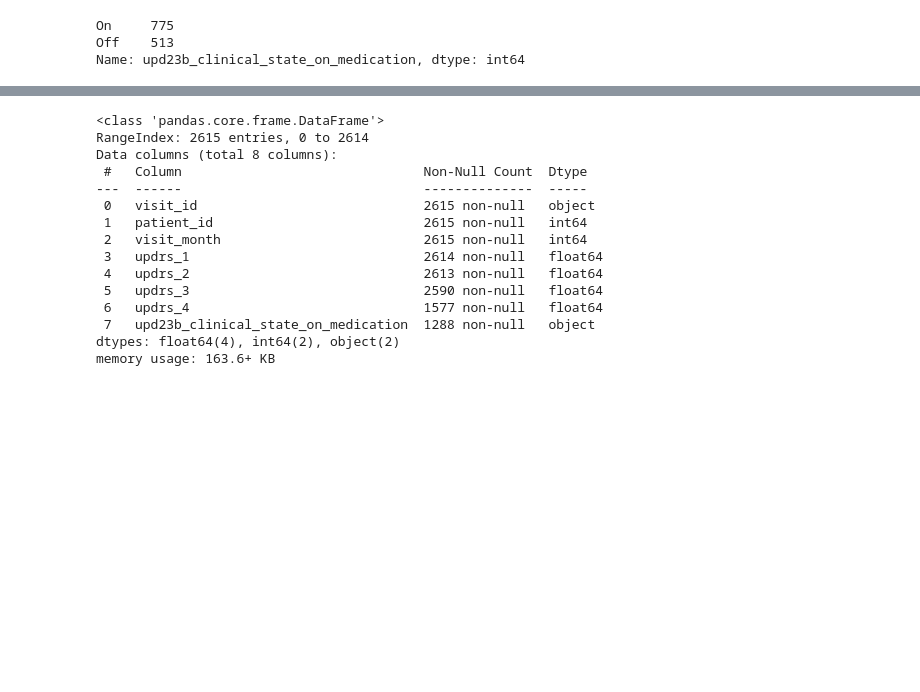
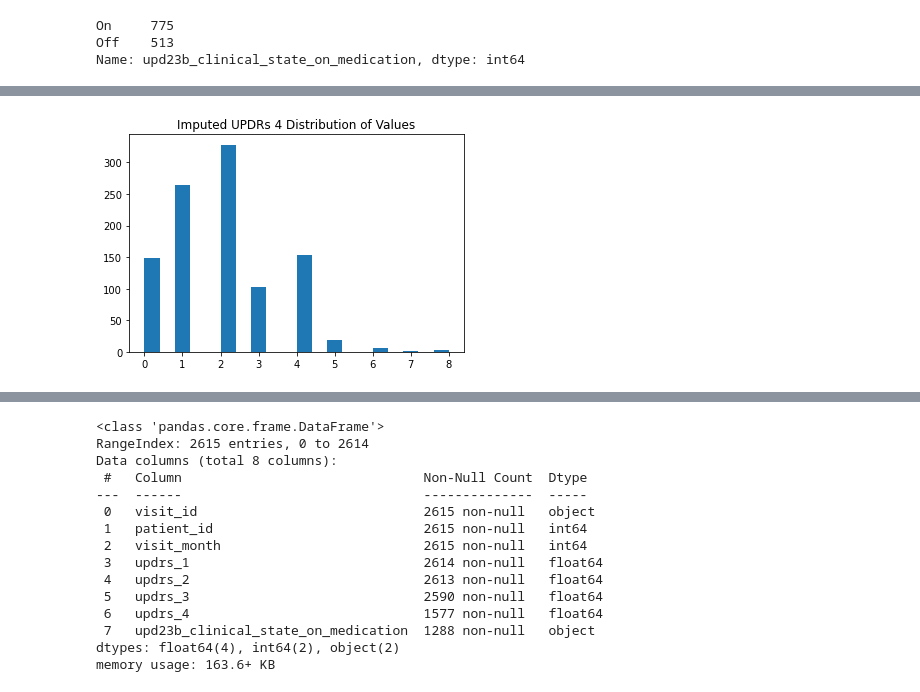
Before and after one commit to dagartga/Boosted-Models-for-Parkinsons-Prediction, a Jupyter notebook: parkinsons_1/notebooks/EDA_RandomForest.ipynb, the cells around one changed output, grey strips where cells are left out. Saved outputs shown, nothing was run; the diff lists cells and outputs as text; code cells hidden in the pictures; blank space fills up the shorter version.

```diff
--- a/parkinsons_1/notebooks/EDA_RandomForest.ipynb
+++ b/parkinsons_1/notebooks/EDA_RandomForest.ipynb
@@ -126,0 +181,17 @@ train_prot_df.head()
+# %%
+rf_imputer = RandomForestRegressor()
+
+
+train_data = train_clin_df.dropna()
+
+# drop the null value rows of updrs_1, 2, 3 since it is needed for imputing
+to_impute_data = train_clin_df.dropna(subset=['updrs_1', 'updrs_2', 'updrs_3'])
+to_impute_data = to_impute_data[to_impute_data['updrs_4'].isna()]
+
+impute_trainer = train_data[train_data['updrs_4'].notnull()]
+
+rf_imputer.fit(impute_trainer[['updrs_1', 'updrs_2', 'updrs_3']], impute_trainer[['updrs_4']])
+
+impute_values = rf_imputer.predict(to_impute_data[['updrs_1', 'updrs_2', 'updrs_3']])
+
+to_impute_data['updrs_4'] = [round(x) for x in impute_values]
@@ -126,0 +204,6 @@ train_prot_df.head()
+# %%
+plt.hist(to_impute_data['updrs_4'], bins=20)
+plt.title('Imputed UPDRs 4 Distribution of Values')
+plt.show()
+# %% [output]
+[figure, added]
```
Also changed, not shown: parts of 40 cells of this notebook, 3 other files.
